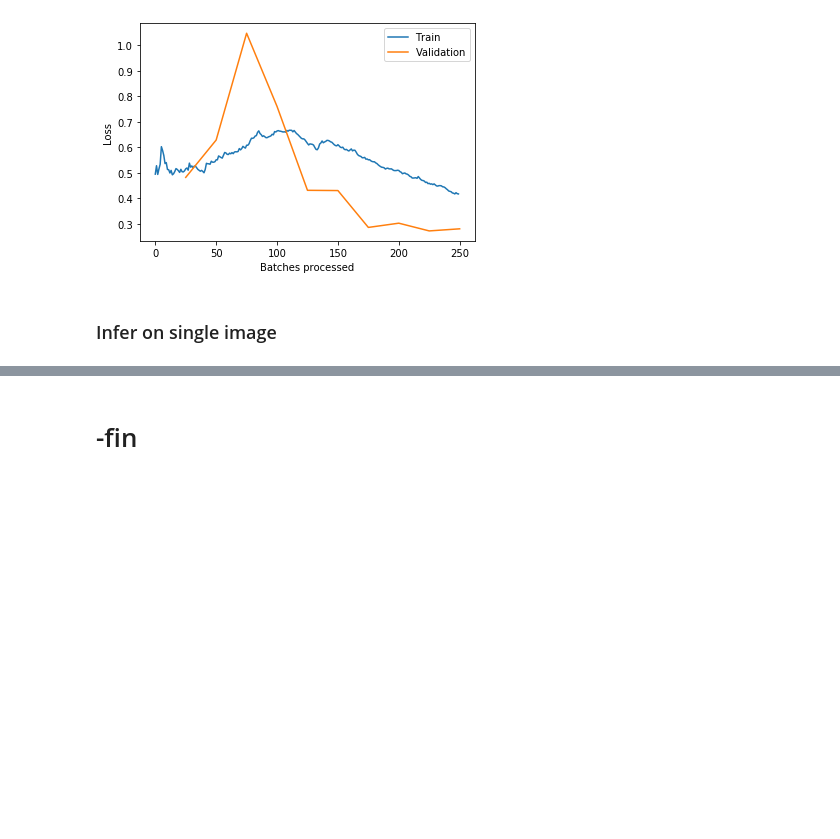
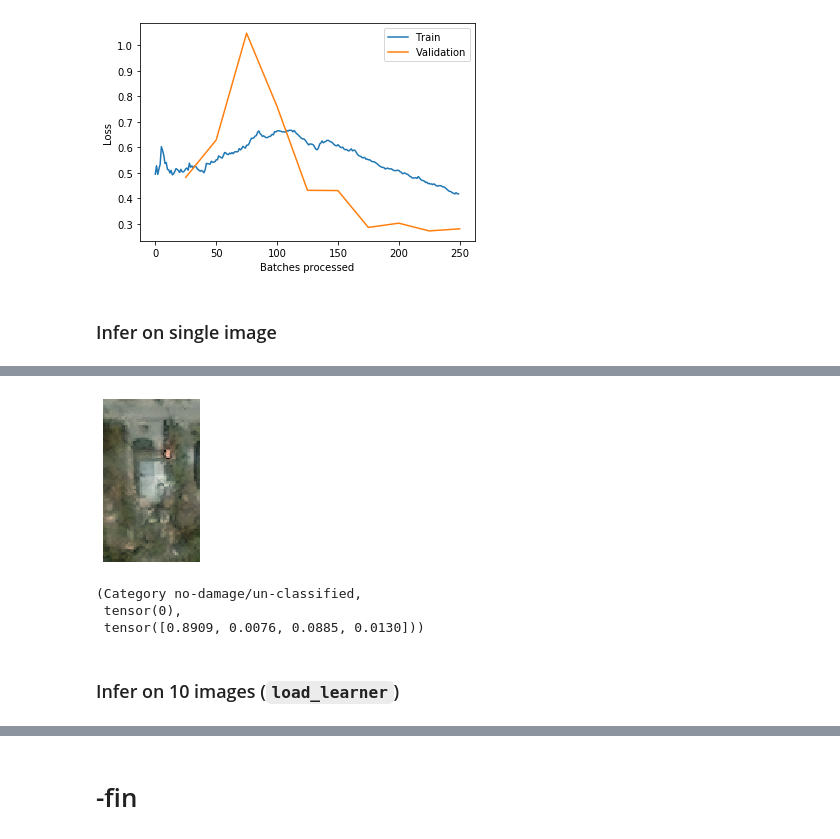
Before and after one commit to qAp/xview2comp, a Jupyter notebook: 03_damage_classification.ipynb, the cells around one changed output, grey strips where cells are left out. Cells and saved outputs as stored; diff of their text form; code cells hidden in the pictures; blank space fills up the shorter version.

```diff
--- a/03_damage_classification.ipynb
+++ b/03_damage_classification.ipynb
@@ -215,0 +217,14 @@ pd.DataFrame({'uid':uids, 'pred_class':pred_classes})
+# %%
+idx = 15
+img = open_image(data.valid_ds.items[idx])
+img.show()
+# %% [output]
+[figure, added]
+# %%
+load_learn.predict(img)
+# %% [output]
+(Category no-damage/un-classified,
+ tensor(0),
+ tensor([0.8909, 0.0076, 0.0885, 0.0130]))
+# %% [markdown]
+### Infer on 10 images (`load_learner`)
```
Also changed, not shown: parts of 24 cells of this notebook.
